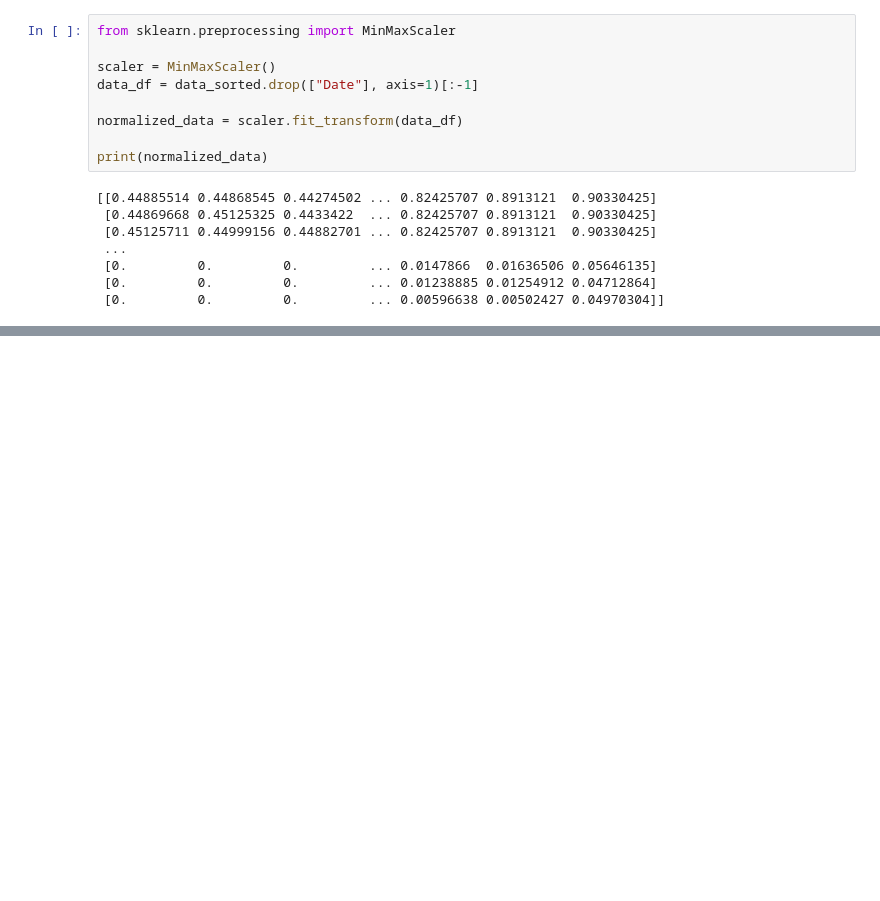
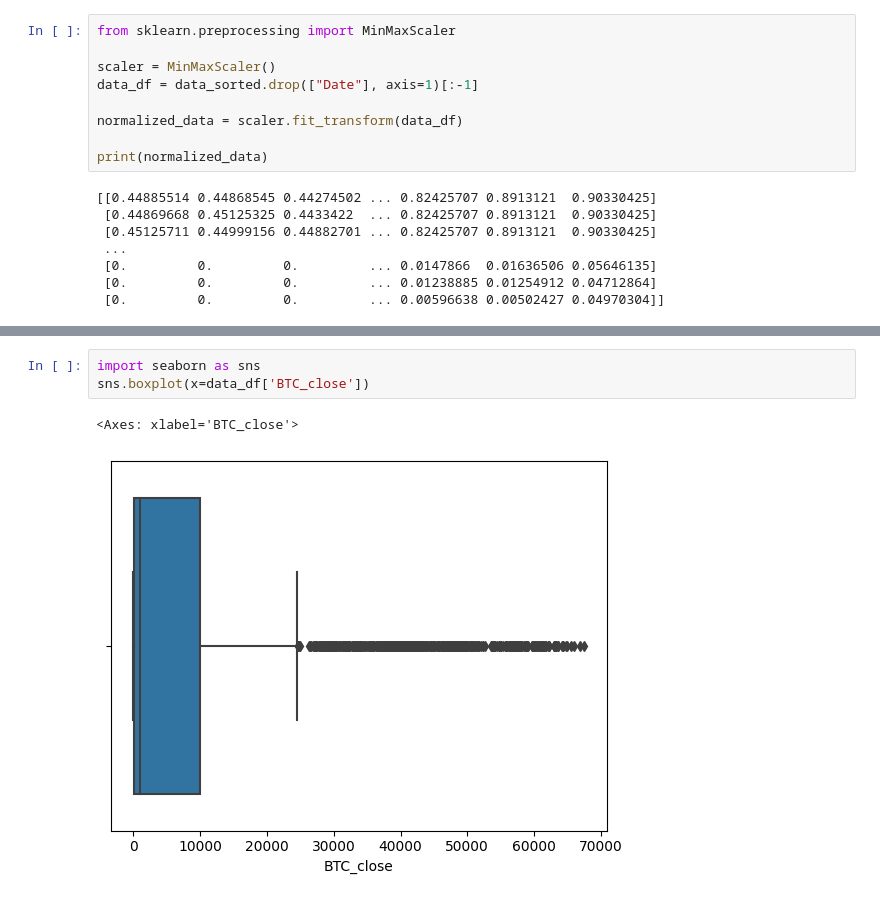
Before and after one commit to lavibula/BitcoinPrediction, a Jupyter notebook: data/data_processing-Copy1.ipynb, the cells around one changed output, grey strips where cells are left out. Cells and saved outputs as stored; diff of their text form; blank space fills up the shorter version.

```diff
--- a/data/data_processing-Copy1.ipynb
+++ b/data/data_processing-Copy1.ipynb
@@ -168,0 +173,6 @@ print(normalized_df)
+# %%
+import seaborn as sns
+sns.boxplot(x=data_df['BTC_close'])
+# %% [output]
+<Axes: xlabel='BTC_close'>
+[figure, added]
```
Also changed, not shown: parts of 6 cells of this notebook.
